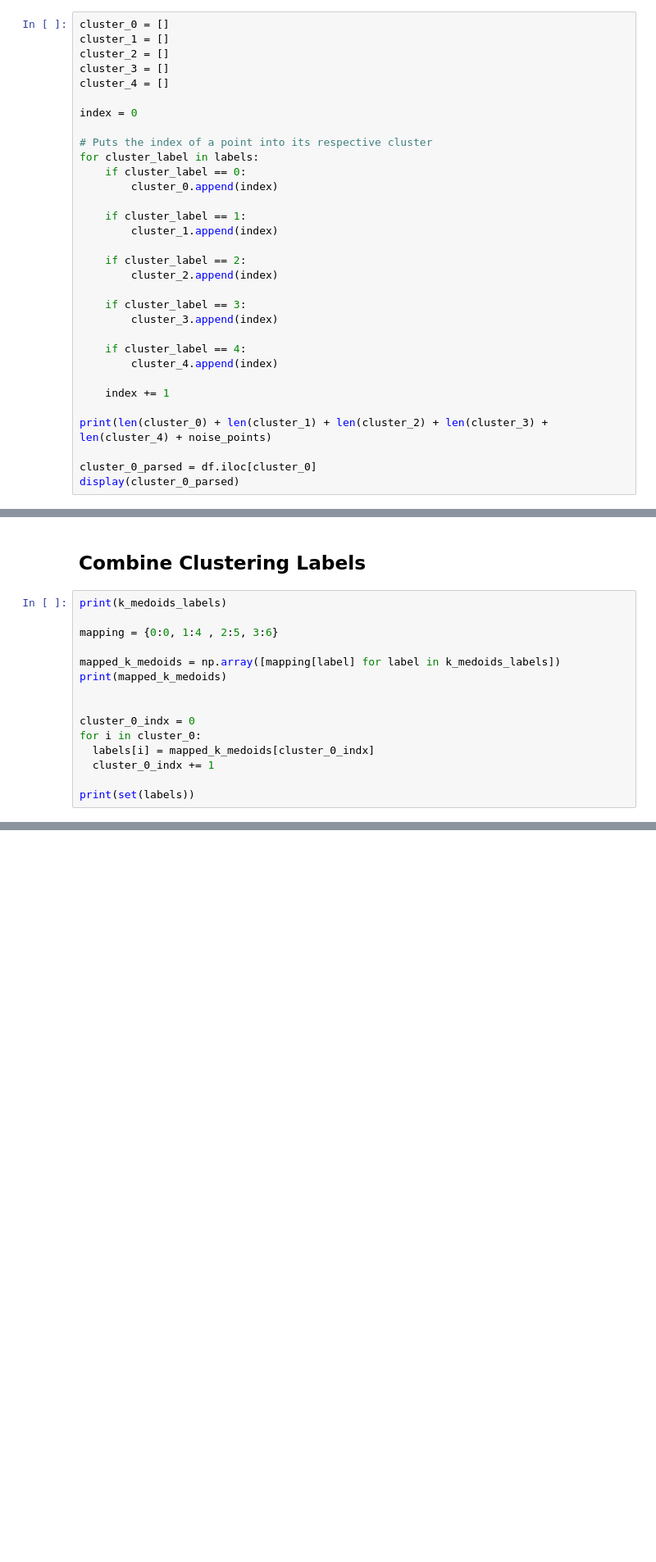
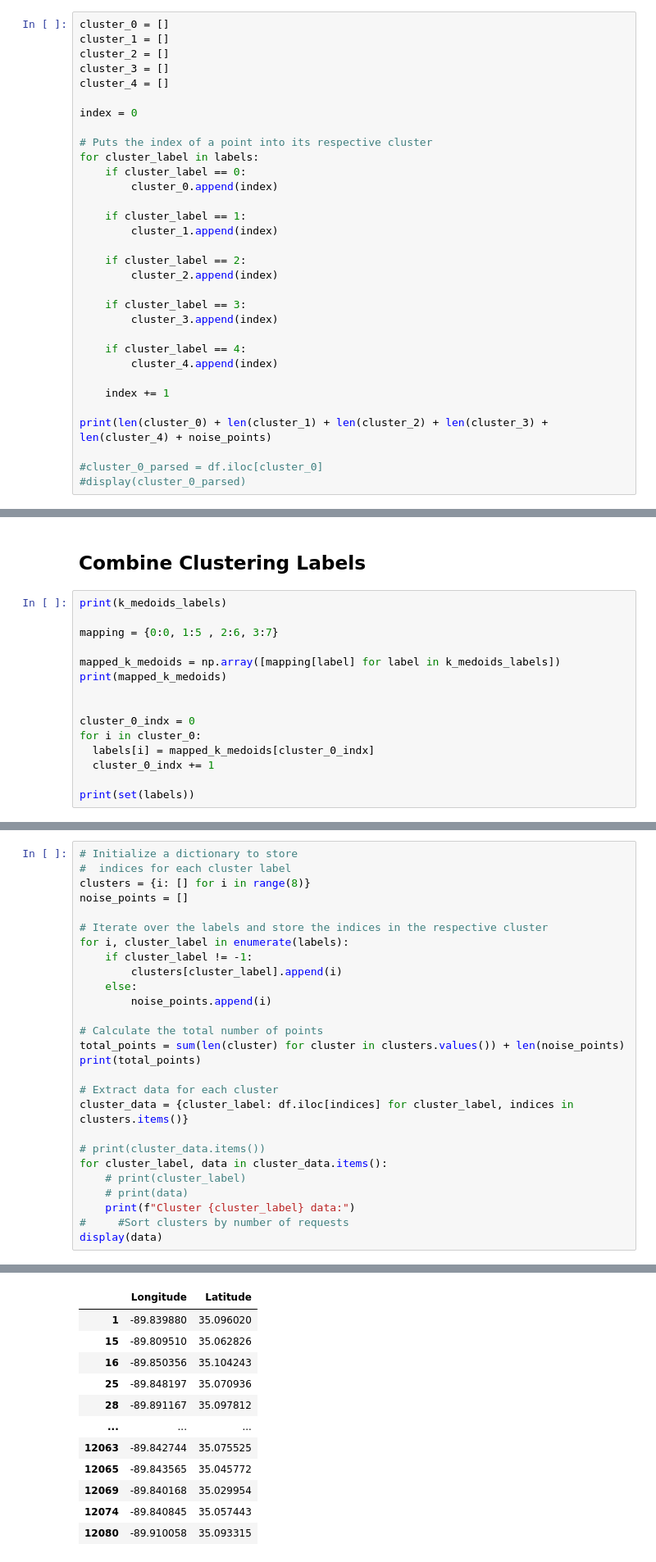
Before and after one commit to EddiePueb1/Open_311_Data_Analysis, a Jupyter notebook: data_analysis_311.ipynb, the cells around one changed output, grey strips where cells are left out. Shown at 82% size. Saved outputs shown, nothing was run; the diff lists cells and outputs as text; blank space fills up the shorter version.

```diff
--- a/data_analysis_311.ipynb
+++ b/data_analysis_311.ipynb
@@ -872,7 +871,7 @@ for cluster_label in labels:
 
 print(len(cluster_0) + len(cluster_1) + len(cluster_2) + len(cluster_3) + len(cluster_4) + noise_points)
 
-cluster_0_parsed = df.iloc[cluster_0]
-display(cluster_0_parsed)
+#cluster_0_parsed = df.iloc[cluster_0]
+#display(cluster_0_parsed)
 # %% [output]
 12083
@@ -1010,7 +997,7 @@ Estimated number of noise points: 0
 # %%
 print(k_medoids_labels)
 
-mapping = {0:0, 1:4 , 2:5, 3:6}
+mapping = {0:0, 1:5 , 2:6, 3:7}
 
 mapped_k_medoids = np.array([mapping[label] for label in k_medoids_labels])
 print(mapped_k_medoids)
@@ -1224,0 +1201,28 @@ Cluster 0 :
+# %%
+# Initialize a dictionary to store
+#  indices for each cluster label
+clusters = {i: [] for i in range(8)}
+noise_points = []
+
+# Iterate over the labels and store the indices in the respective cluster
+for i, cluster_label in enumerate(labels):
+    if cluster_label != -1:
+        clusters[cluster_label].append(i)
+    else:
+        noise_points.append(i)
+
+# Calculate the total number of points
+total_points = sum(len(cluster) for cluster in clusters.values()) + len(noise_points)
+print(total_points)
+
+# Extract data for each cluster
+cluster_data = {cluster_label: df.iloc[indices] for cluster_label, indices in clusters.items()}
+
+# print(cluster_data.items())
+for cluster_label, data in cluster_data.items():
+    # print(cluster_label)
+    # print(data)
+    print(f"Cluster {cluster_label} data:")
+#     #Sort clusters by number of requests
+display(data)
+# %% [output]
@@ -1224,0 +1238,12 @@ Cluster 0 :
+|  | Longitude | Latitude |
+| 1 | -89.839880 | 35.096020 |
+| 15 | -89.809510 | 35.062826 |
+| 16 | -89.850356 | 35.104243 |
+| 25 | -89.848197 | 35.070936 |
+| 28 | -89.891167 | 35.097812 |
+| ... | ... | ... |
+| 12063 | -89.842744 | 35.075525 |
+| 12065 | -89.843565 | 35.045772 |
+| 12069 | -89.840168 | 35.029954 |
+| 12074 | -89.840845 | 35.057443 |
+| 12080 | -89.910058 | 35.093315 |
```
Also changed, not shown: parts of 14 cells of this notebook.
